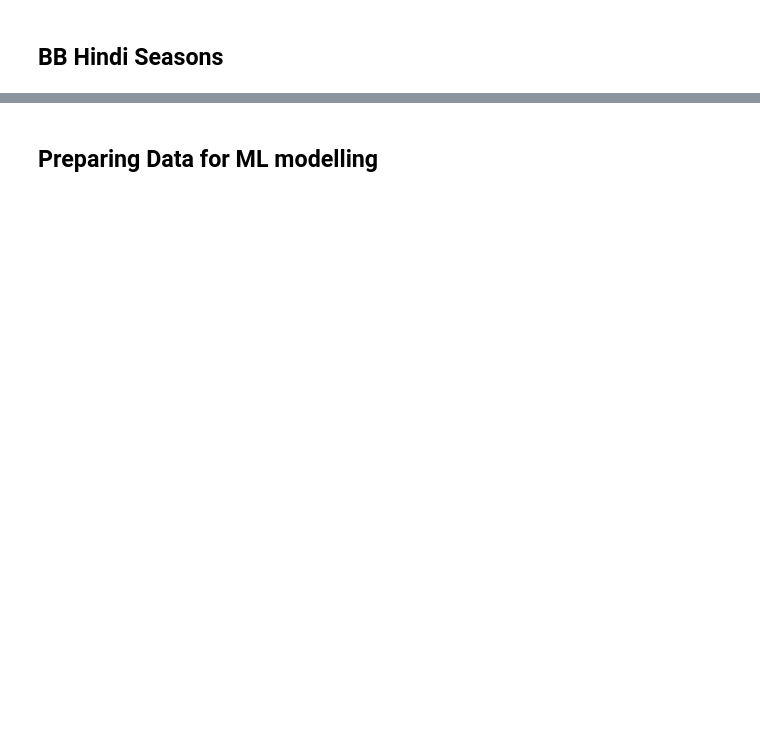
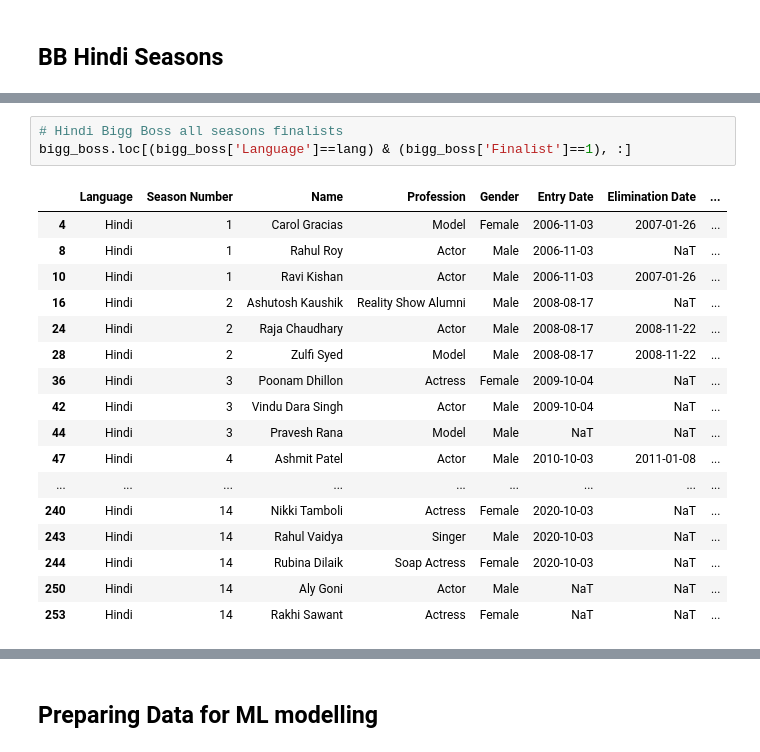
Before and after one commit to satya-thirumani/bigg-boss-data-set, a Jupyter notebook: Predicting Bigg Boss Hindi Season Winner.ipynb, the cells around one changed output, grey strips where cells are left out. Drawn from its saved outputs; the diff is of its cells as text; blank space fills up the shorter version.

```diff
--- a/Predicting Bigg Boss Hindi Season Winner.ipynb
+++ b/Predicting Bigg Boss Hindi Season Winner.ipynb
@@ -235,0 +656,21 @@ bigg_boss.loc[(bigg_boss['Language']==lang) & (bigg_boss['Winner']==1), :]
+# %%
+# Hindi Bigg Boss all seasons finalists
+bigg_boss.loc[(bigg_boss['Language']==lang) & (bigg_boss['Finalist']==1), :]
+# %% [output]
+|  | Language | Season Number | Name | Profession | Gender | Entry Date | Elimination Date | ... |
+| 4 | Hindi | 1 | Carol Gracias | Model | Female | 2006-11-03 | 2007-01-26 | ... |
+| 8 | Hindi | 1 | Rahul Roy | Actor | Male | 2006-11-03 | NaT | ... |
+| 10 | Hindi | 1 | Ravi Kishan | Actor | Male | 2006-11-03 | 2007-01-26 | ... |
+| 16 | Hindi | 2 | Ashutosh Kaushik | Reality Show Alumni | Male | 2008-08-17 | NaT | ... |
+| 24 | Hindi | 2 | Raja Chaudhary | Actor | Male | 2008-08-17 | 2008-11-22 | ... |
+| 28 | Hindi | 2 | Zulfi Syed | Model | Male | 2008-08-17 | 2008-11-22 | ... |
+| 36 | Hindi | 3 | Poonam Dhillon | Actress | Female | 2009-10-04 | NaT | ... |
+| 42 | Hindi | 3 | Vindu Dara Singh | Actor | Male | 2009-10-04 | NaT | ... |
+| 44 | Hindi | 3 | Pravesh Rana | Model | Male | NaT | NaT | ... |
+| 47 | Hindi | 4 | Ashmit Patel | Actor | Male | 2010-10-03 | 2011-01-08 | ... |
+| ... | ... | ... | ... | ... | ... | ... | ... | ... |
+| 240 | Hindi | 14 | Nikki Tamboli | Actress | Female | 2020-10-03 | NaT | ... |
+| 243 | Hindi | 14 | Rahul Vaidya | Singer | Male | 2020-10-03 | NaT | ... |
+| 244 | Hindi | 14 | Rubina Dilaik | Soap Actress | Female | 2020-10-03 | NaT | ... |
+| 250 | Hindi | 14 | Aly Goni | Actor | Male | NaT | NaT | ... |
+| 253 | Hindi | 14 | Rakhi Sawant | Actress | Female | NaT | NaT | ... |
```
Also changed, not shown: parts of 80 cells of this notebook.
